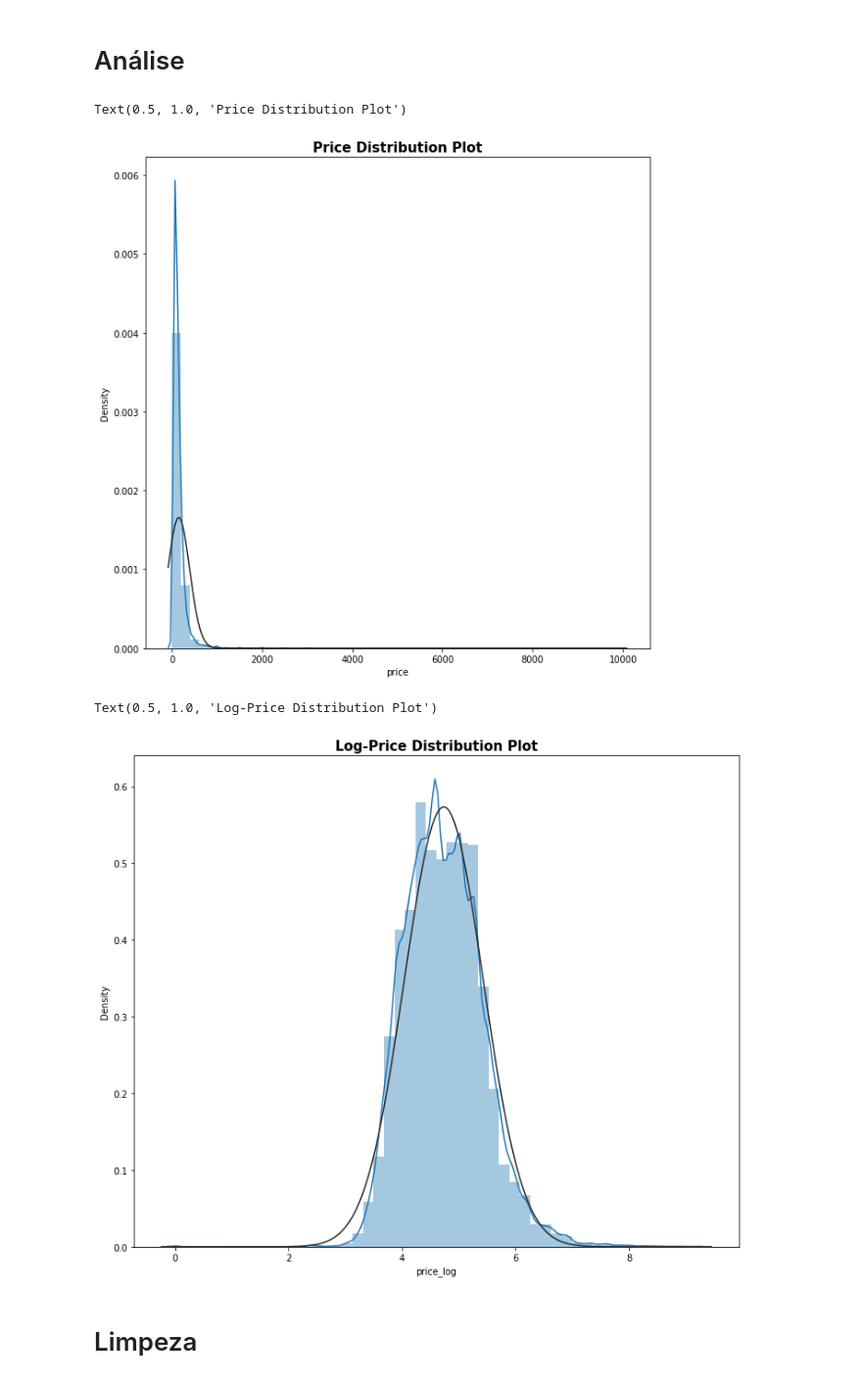
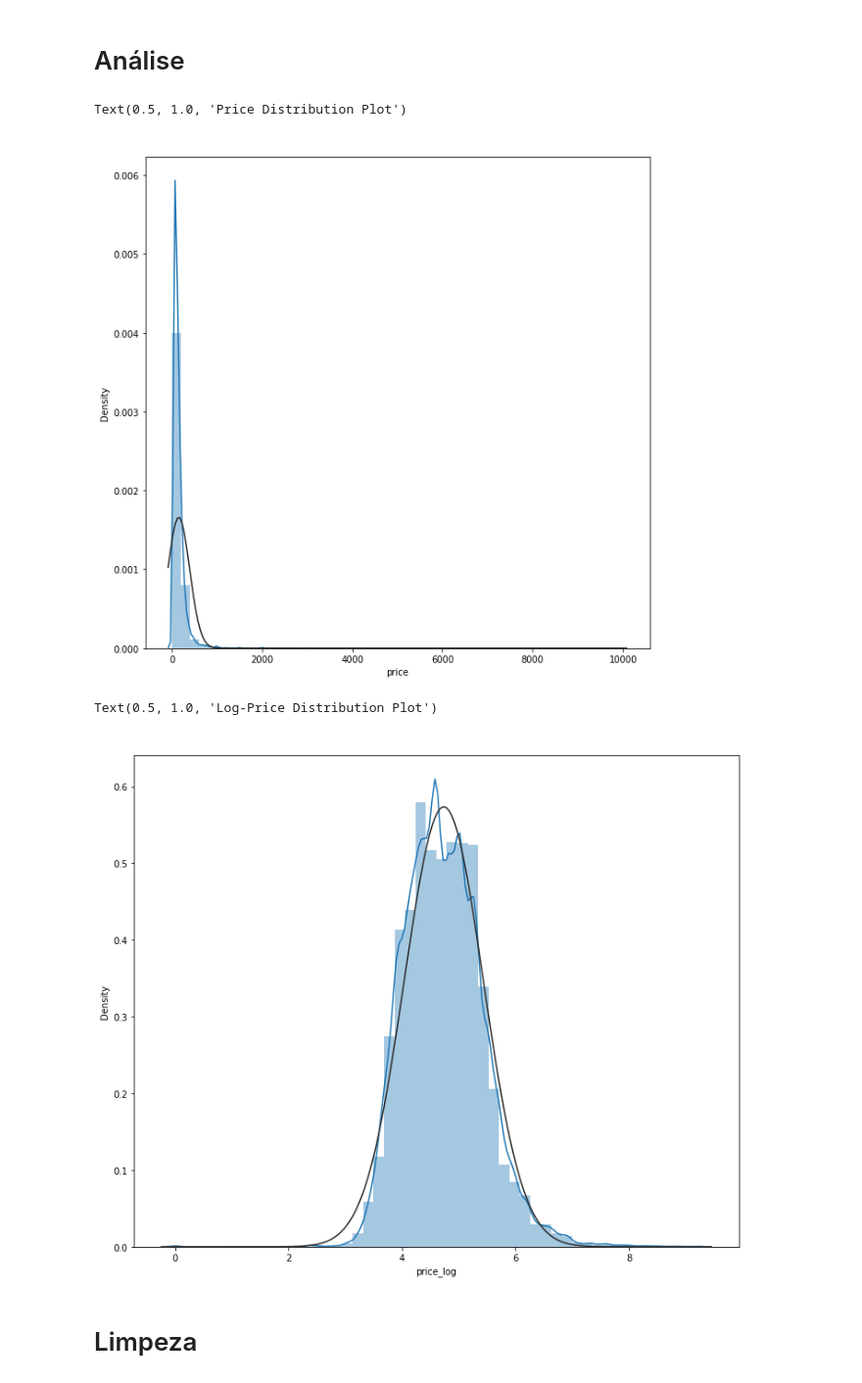
Before and after one commit to caiocmb7/MachineLearning-DS, a Jupyter notebook: ICA/HW1/ResultadoFinal/Homework_1_ICA_Parte_2.ipynb, the cells around one changed output. Shown at 98% size. Cells and saved outputs as stored; diff of their text form; code cells hidden in the pictures.

```diff
--- a/ICA/HW1/ResultadoFinal/Homework_1_ICA_Parte_2.ipynb
+++ b/ICA/HW1/ResultadoFinal/Homework_1_ICA_Parte_2.ipynb
@@ -51,19 +51,19 @@ df['room_type'] = df['room_type'].astype("category").cat.codes
 # %%
 plt.figure(figsize=(10,10))
 sns.distplot(df['price'], fit=norm)
-plt.title("Price Distribution Plot",size=15, weight='bold')
+plt.title("Price Distribution Plot",size=15, weight='bold',color = 'w')
 # %% [output]
 Text(0.5, 1.0, 'Price Distribution Plot')
-[figure, old version]
+[figure, new version]
 # %%
 df['price_log'] = np.log(df.price+1)
 # %%
 plt.figure(figsize=(12,10))
 sns.distplot(df['price_log'], fit=norm)
-plt.title("Log-Price Distribution Plot",size=15, weight='bold')
+plt.title("Log-Price Distribution Plot",size=15, weight='bold', color = 'w')
 # %% [output]
 Text(0.5, 1.0, 'Log-Price Distribution Plot')
-[figure, old version]
+[figure, new version]
 # %% [markdown]
 # Limpeza
 # %%
```
Also changed, not shown: parts of 45 cells of this notebook.
